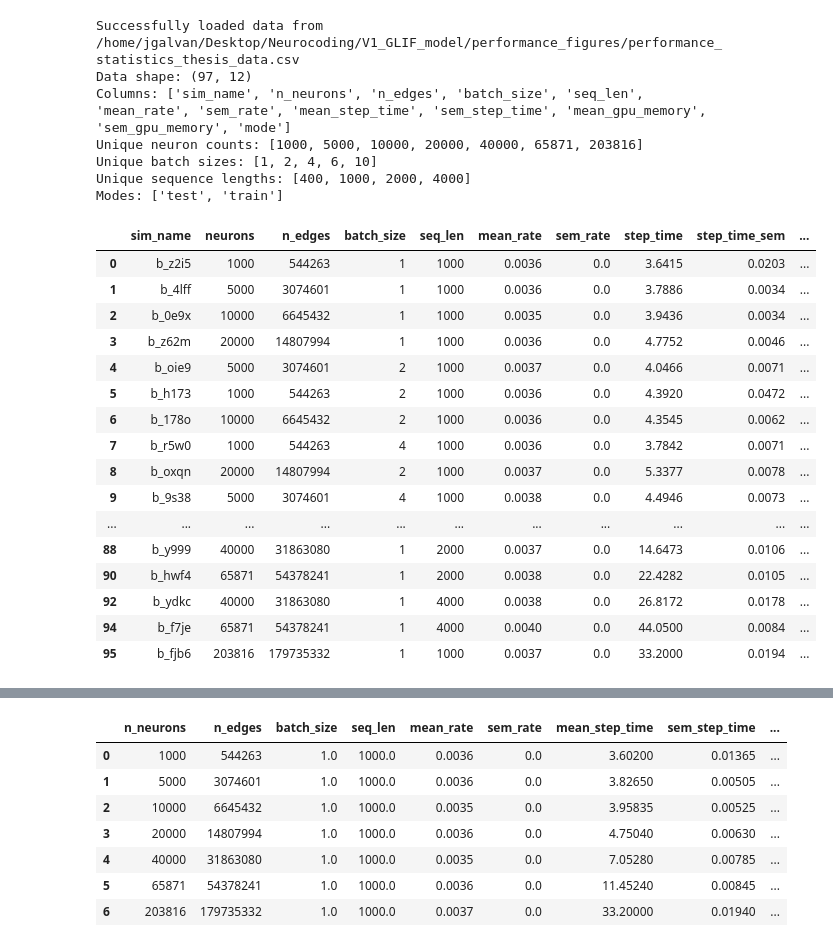
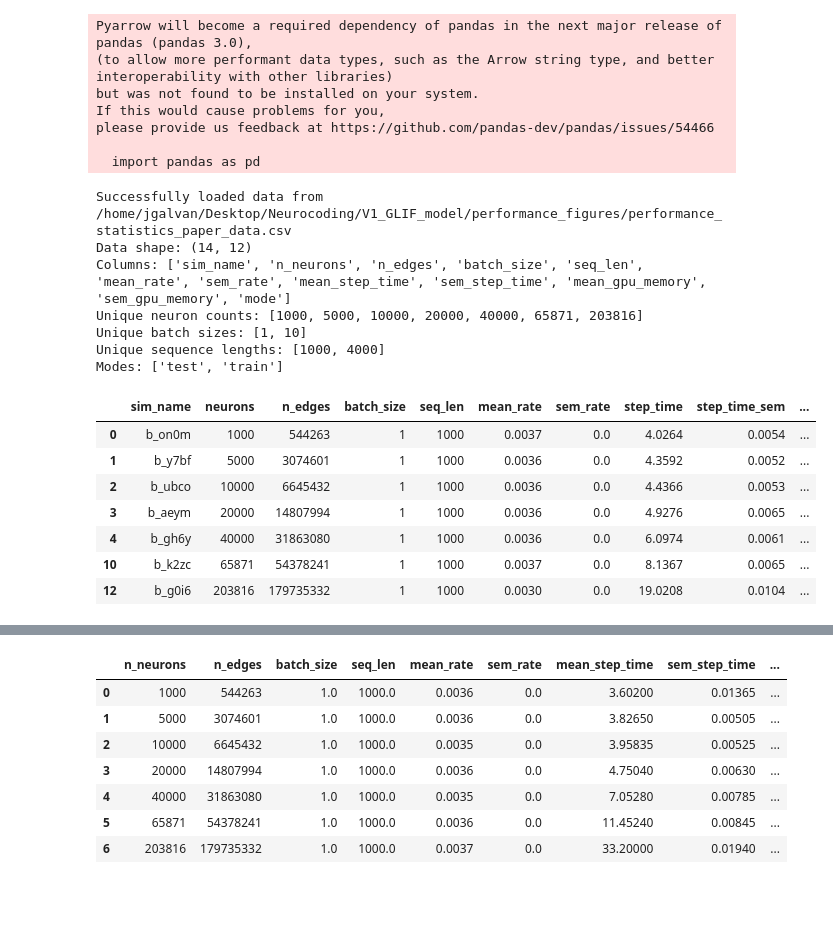
Before and after one commit to JavierGalvan9/V1_GLIF_model, a Jupyter notebook: performance_figures/performance_figures.ipynb, the cells around one changed output, grey strips where cells are left out. Cells and saved outputs as stored; diff of their text form; code cells hidden in the pictures; blank space fills up the shorter version.

```diff
--- a/performance_figures/performance_figures.ipynb
+++ b/performance_figures/performance_figures.ipynb
@@ -15,7 +15,7 @@ np.random.seed(3000)
 # Set style parameters for publication quality
 plt.rcParams.update({
     'font.family': 'Arial',
-    'font.size': 12,
+    'font.size': 14,
     'axes.linewidth': 1.2,
     'axes.labelpad': 8,
     'xtick.major.width': 1.2,
@@ -23,22 +23,30 @@ plt.rcParams.update({
     'xtick.major.size': 5,
     'ytick.major.size': 5,
     'legend.frameon': True,
-    'legend.fontsize': 11,
-    'axes.labelsize': 12,
-    'axes.titlesize': 14,
-    'xtick.labelsize': 12,
-    'ytick.labelsize': 12,
+    'legend.fontsize': 13,
+    'axes.labelsize': 14,
+    'axes.titlesize': 16,
+    'xtick.labelsize': 14,
+    'ytick.labelsize': 14,
     # 'savefig.dpi': 300,
     # 'savefig.bbox': 'tight',
     'savefig.transparent': True
 })
 
 sns.set(style="ticks")
-plt.rcParams['text.usetex'] = True
+plt.rcParams['text.usetex'] = False
 
 # set tf to be run on CPUs
 # os.environ['CUDA_VISIBLE_DEVICES'] = '-1'
 %load_ext line_profiler
+# %% [output]
+Pyarrow will become a required dependency of pandas in the next major release of pandas (pandas 3.0),
+(to allow more performant data types, such as the Arrow string type, and better interoperability with other libraries)
+but was not found to be installed on your system.
+If this would cause problems for you,
+please provide us feedback at https://github.com/pandas-dev/pandas/issues/54466
+
+  import pandas as pd
 # %%
 def load_training_data(csv_path):
     """
@@ -98,51 +106,44 @@ def load_training_data(csv_path):
 
     except Exception as e:
         print(f"Error loading data: {e}")
         # Return an empty DataFrame with the expected columns
         return pd.DataFrame(columns=['n_neurons', 'n_edges', 'batch_size', 'seq_len',
                                     'mean_step_time', 'sem_step_time',
                                     'mean_gpu_memory', 'sem_gpu_memory',
                                     'mean_rate', 'sem_rate', 'mode'])
 
-path = '/home/jgalvan/Desktop/Neurocoding/V1_GLIF_model/performance_figures/performance_statistics_thesis_data.csv'
+# path = '/home/jgalvan/Desktop/Neurocoding/V1_GLIF_model/performance_figures/performance_statistics_thesis_data.csv'
+path = '/home/jgalvan/Desktop/Neurocoding/V1_GLIF_model/performance_figures/performance_statistics_paper_data.csv'
+
 # open as pd dataframe
 df = load_training_data(path)
 # Rename columns to match the expected format in the plot functions
 df = df.rename(columns={
     'n_neurons': 'neurons',
     'mean_step_time': 'step_time',
     'sem_step_time': 'step_time_sem',
     'mean_gpu_memory': 'memory',
     'sem_gpu_memory': 'memory_sem'
 })
 
 # Separate train and test data
 train_df = df[df['mode'] == 'train']
 test_df = df[df['mode'] == 'test']
 
 train_df
 # %% [output]
-Successfully loaded data from /home/jgalvan/Desktop/Neurocoding/V1_GLIF_model/performance_figures/performance_statistics_thesis_data.csv
-Data shape: (97, 12)
+Successfully loaded data from /home/jgalvan/Desktop/Neurocoding/V1_GLIF_model/performance_figures/performance_statistics_paper_data.csv
+Data shape: (14, 12)
 Columns: ['sim_name', 'n_neurons', 'n_edges', 'batch_size', 'seq_len', 'mean_rate', 'sem_rate', 'mean_step_time', 'sem_step_time', 'mean_gpu_memory', 'sem_gpu_memory', 'mode']
 Unique neuron counts: [1000, 5000, 10000, 20000, 40000, 65871, 203816]
-Unique batch sizes: [1, 2, 4, 6, 10]
-Unique sequence lengths: [400, 1000, 2000, 4000]
+Unique batch sizes: [1, 10]
+Unique sequence lengths: [1000, 4000]
 Modes: ['test', 'train']
 |  | sim_name | neurons | n_edges | batch_size | seq_len | mean_rate | sem_rate | step_time | step_time_sem | ... |
-| 0 | b_z2i5 | 1000 | 544263 | 1 | 1000 | 0.0036 | 0.0 | 3.6415 | 0.0203 | ... |
-| 1 | b_4lff | 5000 | 3074601 | 1 | 1000 | 0.0036 | 0.0 | 3.7886 | 0.0034 | ... |
-| 2 | b_0e9x | 10000 | 6645432 | 1 | 1000 | 0.0035 | 0.0 | 3.9436 | 0.0034 | ... |
-| 3 | b_z62m | 20000 | 14807994 | 1 | 1000 | 0.0036 | 0.0 | 4.7752 | 0.0046 | ... |
-| 4 | b_oie9 | 5000 | 3074601 | 2 | 1000 | 0.0037 | 0.0 | 4.0466 | 0.0071 | ... |
-| 5 | b_h173 | 1000 | 544263 | 2 | 1000 | 0.0036 | 0.0 | 4.3920 | 0.0472 | ... |
-| 6 | b_178o | 10000 | 6645432 | 2 | 1000 | 0.0036 | 0.0 | 4.3545 | 0.0062 | ... |
-| 7 | b_r5w0 | 1000 | 544263 | 4 | 1000 | 0.0036 | 0.0 | 3.7842 | 0.0071 | ... |
-| 8 | b_oxqn | 20000 | 14807994 | 2 | 1000 | 0.0037 | 0.0 | 5.3377 | 0.0078 | ... |
-| 9 | b_9s38 | 5000 | 3074601 | 4 | 1000 | 0.0038 | 0.0 | 4.4946 | 0.0073 | ... |
-| ... | ... | ... | ... | ... | ... | ... | ... | ... | ... | ... |
-| 88 | b_y999 | 40000 | 31863080 | 1 | 2000 | 0.0037 | 0.0 | 14.6473 | 0.0106 | ... |
-| 90 | b_hwf4 | 65871 | 54378241 | 1 | 2000 | 0.0038 | 0.0 | 22.4282 | 0.0105 | ... |
-| 92 | b_ydkc | 40000 | 31863080 | 1 | 4000 | 0.0038 | 0.0 | 26.8172 | 0.0178 | ... |
-| 94 | b_f7je | 65871 | 54378241 | 1 | 4000 | 0.0040 | 0.0 | 44.0500 | 0.0084 | ... |
-| 95 | b_fjb6 | 203816 | 179735332 | 1 | 1000 | 0.0037 | 0.0 | 33.2000 | 0.0194 | ... |
+| 0 | b_on0m | 1000 | 544263 | 1 | 1000 | 0.0037 | 0.0 | 4.0264 | 0.0054 | ... |
+| 1 | b_y7bf | 5000 | 3074601 | 1 | 1000 | 0.0036 | 0.0 | 4.3592 | 0.0052 | ... |
+| 2 | b_ubco | 10000 | 6645432 | 1 | 1000 | 0.0036 | 0.0 | 4.4366 | 0.0053 | ... |
+| 3 | b_aeym | 20000 | 14807994 | 1 | 1000 | 0.0036 | 0.0 | 4.9276 | 0.0065 | ... |
+| 4 | b_gh6y | 40000 | 31863080 | 1 | 1000 | 0.0036 | 0.0 | 6.0974 | 0.0061 | ... |
+| 10 | b_k2zc | 65871 | 54378241 | 1 | 1000 | 0.0037 | 0.0 | 8.1367 | 0.0065 | ... |
+| 12 | b_g0i6 | 203816 | 179735332 | 1 | 1000 | 0.0030 | 0.0 | 19.0208 | 0.0104 | ... |
```
Also changed, not shown: parts of 9 cells of this notebook, 2 other files.
